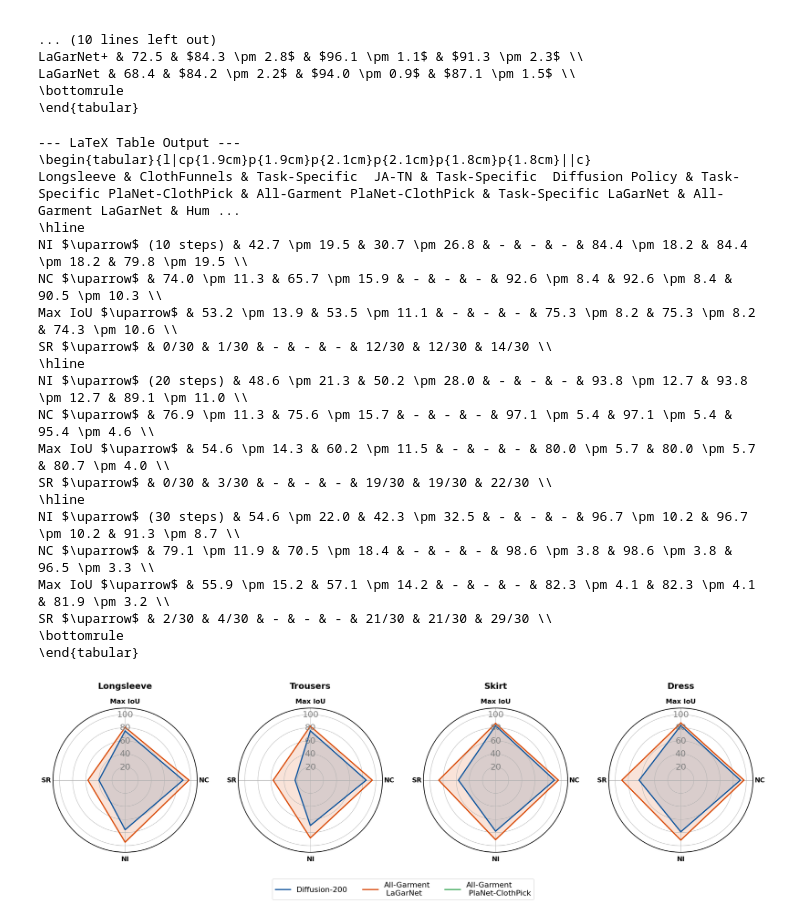
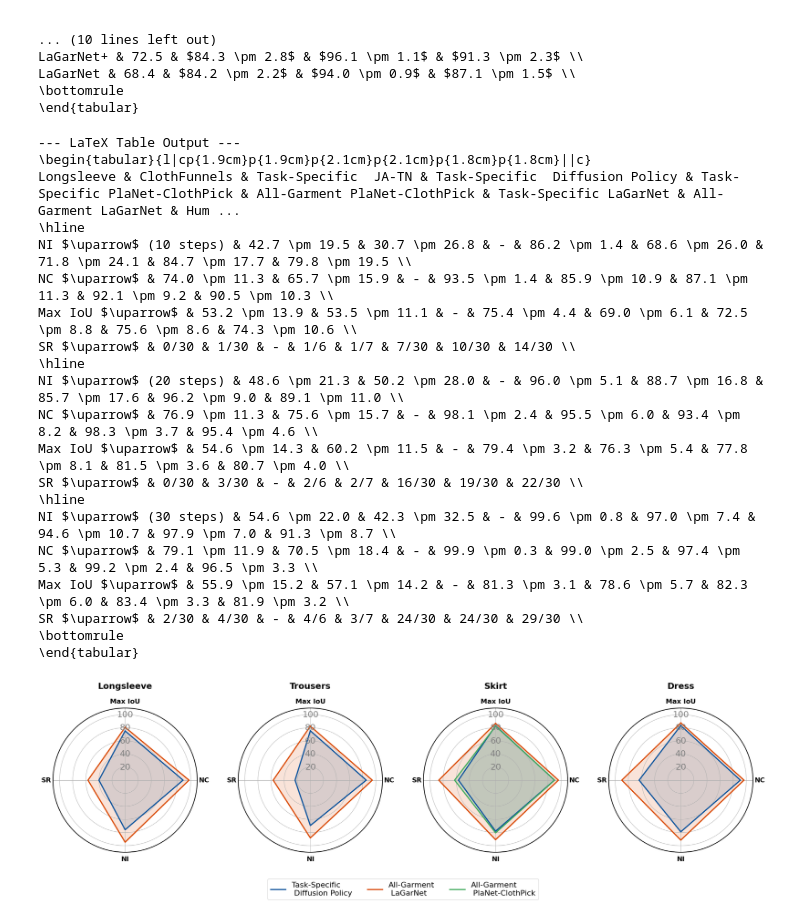
Before and after one commit to halid1020/bimanual_garment_folding, a Jupyter notebook: analysis/flattening_comparison_for_lagarnet_new.ipynb, the cells around one changed output. Cells and saved outputs as stored; diff of their text form; code cells hidden in the pictures.

```diff
--- a/analysis/flattening_comparison_for_lagarnet_new.ipynb
+++ b/analysis/flattening_comparison_for_lagarnet_new.ipynb
@@ -39,7 +39,7 @@ def parse_list(s):
     if isinstance(s, list): return s
     return ast.literal_eval(s)
 
-def aggregate_performance_custom(csv_path, iou_thresh=0.79, nc_thresh=0.89, max_steps=20):
+def aggregate_performance_custom(csv_path, iou_thresh=0.8, nc_thresh=0.9, max_steps=20):
     """Calculates SR (custom criteria), Max IoU, Max NC, and Max NI up to max_steps."""
     df = pd.read_csv(csv_path)
 
@@ -401,7 +401,7 @@ transfer_eval_exp = [
     {'label': 'GC-RSSM-Diffusion', 'exp_dir': 'transfer_eval_gc_rssm_diffusion'},
     {'label': 'LaGarNet-CNN-Diffusion', 'exp_dir': 'transfer_eval_lagarnet_cnn_diffusion'},
     {'label': 'LaGarNet+-Comp', 'exp_dir': 'transfer_eval_comp_lagarnet'},
-    {'label': 'LaGarNet+', 'exp_dir': 'transfer_eval_comp_org_lagarnet'},
+    {'label': 'LaGarNet+', 'exp_dir': 'transfer_eval_lagarnet'},
     {'label': 'LaGarNet', 'exp_dir': 'transfer_eval_lagarnet'},
 ]
 
@@ -525,7 +525,7 @@ transfer_eval_exp = [
     {'label': 'Task-Specific PlaNet-ClothPick', 'exp_dir': 'transfer_eval_task_specific_planet_clothpick'},
     {'label': 'All-Garment PlaNet-ClothPick', 'exp_dir': 'transfer_eval_all_garment_planet_clothpick'},
     {'label': 'Task-Specific LaGarNet', 'exp_dir': 'transfer_eval_task_specific_lagarnet'},
-    {'label': 'All-Garment LaGarNet', 'exp_dir': 'transfer_eval_comp_org_lagarnet'},
+    {'label': 'All-Garment LaGarNet', 'exp_dir': 'transfer_eval_lagarnet'},
     {'label': 'Human', 'exp_dir': None}, # Hardcoded
 ]
 
@@ -660,27 +660,28 @@ print(latex_table_string)
 \begin{tabular}{l|cp{1.9cm}p{1.9cm}p{2.1cm}p{2.1cm}p{1.8cm}p{1.8cm}||c}
 Longsleeve & ClothFunnels & Task-Specific  JA-TN & Task-Specific  Diffusion Policy & Task-Specific PlaNet-ClothPick & All-Garment PlaNet-ClothPick & Task-Specific LaGarNet & All-Garment LaGarNet & Hum ...
 \hline
-NI $\uparrow$ (10 steps) & 42.7 \pm 19.5 & 30.7 \pm 26.8 & - & - & - & 84.4 \pm 18.2 & 84.4 \pm 18.2 & 79.8 \pm 19.5 \\
-NC $\uparrow$ & 74.0 \pm 11.3 & 65.7 \pm 15.9 & - & - & - & 92.6 \pm 8.4 & 92.6 \pm 8.4 & 90.5 \pm 10.3 \\
-Max IoU $\uparrow$ & 53.2 \pm 13.9 & 53.5 \pm 11.1 & - & - & - & 75.3 \pm 8.2 & 75.3 \pm 8.2 & 74.3 \pm 10.6 \\
-SR $\uparrow$ & 0/30 & 1/30 & - & - & - & 12/30 & 12/30 & 14/30 \\
+NI $\uparrow$ (10 steps) & 42.7 \pm 19.5 & 30.7 \pm 26.8 & - & 86.2 \pm 1.4 & 68.6 \pm 26.0 & 71.8 \pm 24.1 & 84.7 \pm 17.7 & 79.8 \pm 19.5 \\
+NC $\uparrow$ & 74.0 \pm 11.3 & 65.7 \pm 15.9 & - & 93.5 \pm 1.4 & 85.9 \pm 10.9 & 87.1 \pm 11.3 & 92.1 \pm 9.2 & 90.5 \pm 10.3 \\
+Max IoU $\uparrow$ & 53.2 \pm 13.9 & 53.5 \pm 11.1 & - & 75.4 \pm 4.4 & 69.0 \pm 6.1 & 72.5 \pm 8.8 & 75.6 \pm 8.6 & 74.3 \pm 10.6 \\
+SR $\uparrow$ & 0/30 & 1/30 & - & 1/6 & 1/7 & 7/30 & 10/30 & 14/30 \\
 \hline
-NI $\uparrow$ (20 steps) & 48.6 \pm 21.3 & 50.2 \pm 28.0 & - & - & - & 93.8 \pm 12.7 & 93.8 \pm 12.7 & 89.1 \pm 11.0 \\
-NC $\uparrow$ & 76.9 \pm 11.3 & 75.6 \pm 15.7 & - & - & - & 97.1 \pm 5.4 & 97.1 \pm 5.4 & 95.4 \pm 4.6 \\
-Max IoU $\uparrow$ & 54.6 \pm 14.3 & 60.2 \pm 11.5 & - & - & - & 80.0 \pm 5.7 & 80.0 \pm 5.7 & 80.7 \pm 4.0 \\
-SR $\uparrow$ & 0/30 & 3/30 & - & - & - & 19/30 & 19/30 & 22/30 \\
+NI $\uparrow$ (20 steps) & 48.6 \pm 21.3 & 50.2 \pm 28.0 & - & 96.0 \pm 5.1 & 88.7 \pm 16.8 & 85.7 \pm 17.6 & 96.2 \pm 9.0 & 89.1 \pm 11.0 \\
+NC $\uparrow$ & 76.9 \pm 11.3 & 75.6 \pm 15.7 & - & 98.1 \pm 2.4 & 95.5 \pm 6.0 & 93.4 \pm 8.2 & 98.3 \pm 3.7 & 95.4 \pm 4.6 \\
+Max IoU $\uparrow$ & 54.6 \pm 14.3 & 60.2 \pm 11.5 & - & 79.4 \pm 3.2 & 76.3 \pm 5.4 & 77.8 \pm 8.1 & 81.5 \pm 3.6 & 80.7 \pm 4.0 \\
+SR $\uparrow$ & 0/30 & 3/30 & - & 2/6 & 2/7 & 16/30 & 19/30 & 22/30 \\
 \hline
-NI $\uparrow$ (30 steps) & 54.6 \pm 22.0 & 42.3 \pm 32.5 & - & - & - & 96.7 \pm 10.2 & 96.7 \pm 10.2 & 91.3 \pm 8.7 \\
-NC $\uparrow$ & 79.1 \pm 11.9 & 70.5 \pm 18.4 & - & - & - & 98.6 \pm 3.8 & 98.6 \pm 3.8 & 96.5 \pm 3.3 \\
-Max IoU $\uparrow$ & 55.9 \pm 15.2 & 57.1 \pm 14.2 & - & - & - & 82.3 \pm 4.1 & 82.3 \pm 4.1 & 81.9 \pm 3.2 \\
-SR $\uparrow$ & 2/30 & 4/30 & - & - & - & 21/30 & 21/30 & 29/30 \\
+NI $\uparrow$ (30 steps) & 54.6 \pm 22.0 & 42.3 \pm 32.5 & - & 99.6 \pm 0.8 & 97.0 \pm 7.4 & 94.6 \pm 10.7 & 97.9 \pm 7.0 & 91.3 \pm 8.7 \\
+NC $\uparrow$ & 79.1 \pm 11.9 & 70.5 \pm 18.4 & - & 99.9 \pm 0.3 & 99.0 \pm 2.5 & 97.4 \pm 5.3 & 99.2 \pm 2.4 & 96.5 \pm 3.3 \\
+Max IoU $\uparrow$ & 55.9 \pm 15.2 & 57.1 \pm 14.2 & - & 81.3 \pm 3.1 & 78.6 \pm 5.7 & 82.3 \pm 6.0 & 83.4 \pm 3.3 & 81.9 \pm 3.2 \\
+SR $\uparrow$ & 2/30 & 4/30 & - & 4/6 & 3/7 & 24/30 & 24/30 & 29/30 \\
 \bottomrule
 \end{tabular}
 # %%
 # Add these to your existing COLORS dictionary
 COLORS.update({
     "All-Garment\n LaGarNet": '#d94801',            # Dark Orange
-    "All-Garment\n PlaNet-ClothPick": '#41ab5d'     # Medium Green
+    "All-Garment\n PlaNet-ClothPick": '#41ab5d',     # Medium Green
+    "Task-Specific\n Diffusion Policy": '#08519c'
 })
 
 def plot_multi_arena_radar(data_dir):
@@ -699,7 +700,7 @@ def plot_multi_arena_radar(data_dir):
 
     # Map methods to their base directories or specific arena dictionaries
     methods = {
-        "Diffusion-200": {
+        "Task-Specific\n Diffusion Policy": {
             "type": "specific",
             "paths": {
                 "Longsleeve": "diffusion_single_picker_single_primitive_multi_longsleeve_flattening_demo_200",
@@ -710,11 +711,11 @@ def plot_multi_arena_radar(data_dir):
         },
         "All-Garment\n LaGarNet": {
             "type": "transfer",
-            "base_dir": "transfer_eval_comp_org_lagarnet"
+            "base_dir": "transfer_eval_lagarnet"
         },
         "All-Garment\n PlaNet-ClothPick": {
             "type": "transfer",
-            "base_dir": "transfer_eval_planet"
+            "base_dir": "transfer_eval_all_garment_planet_clothpick"
         }
     }
 
@@ -768,31 +769,31 @@ def plot_multi_arena_radar(data_dir):
             if os.path.exists(csv_path):
                 # Calculate metrics
                 metrics = aggregate_performance_custom(csv_path, iou_thresh=0.8, nc_thresh=0.9)
 
                 # Extract and scale values to 0-100
                 values = [metrics[k] * 100 for k in metrics_keys]
                 values += values[:1] # Close the loop
 
                 # Plot
                 ax.plot(angles, values, linewidth=2.5, linestyle='solid', label=method_name, color=color)
                 ax.fill(angles, values, color=color, alpha=0.15)
             else:
                 # Silently skip missing data (or print a warning if you want to debug)
                 pass
 
     # --- 4. Custom Shared Legend ---
     # We create a single legend at the bottom center instead of repeating it 4 times
     custom_lines = [Line2D([0], [0], color=COLORS.get(method, 'gray'), lw=2.5) for method in methods.keys()]
     fig.legend(custom_lines, methods.keys(), loc='lower center', ncol=3, frameon=True, fontsize=16, bbox_to_anchor=(0.5, -0.05))
 
     plt.tight_layout()
     # Adjust bottom margin so the layout doesn't clip the custom legend
     plt.subplots_adjust(bottom=0.2)
 
     plt.savefig('multi_arena_radar.png', dpi=300, bbox_inches='tight')
     plt.show()
 
 # Run the function
 plot_multi_arena_radar(data_dir='/media/hcv530/T7/garment_folding_data')
 # %% [output]
-[figure, old version]
+[figure, new version]
```
Also changed, not shown: 7 other files.
